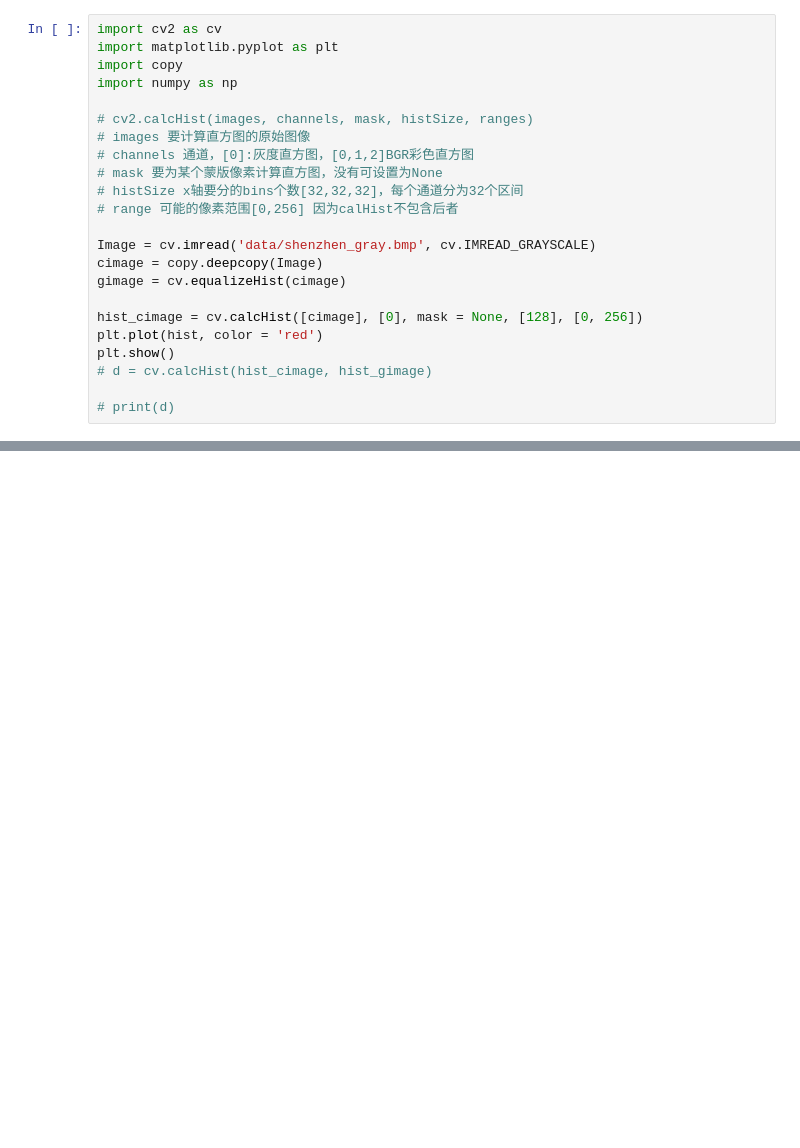
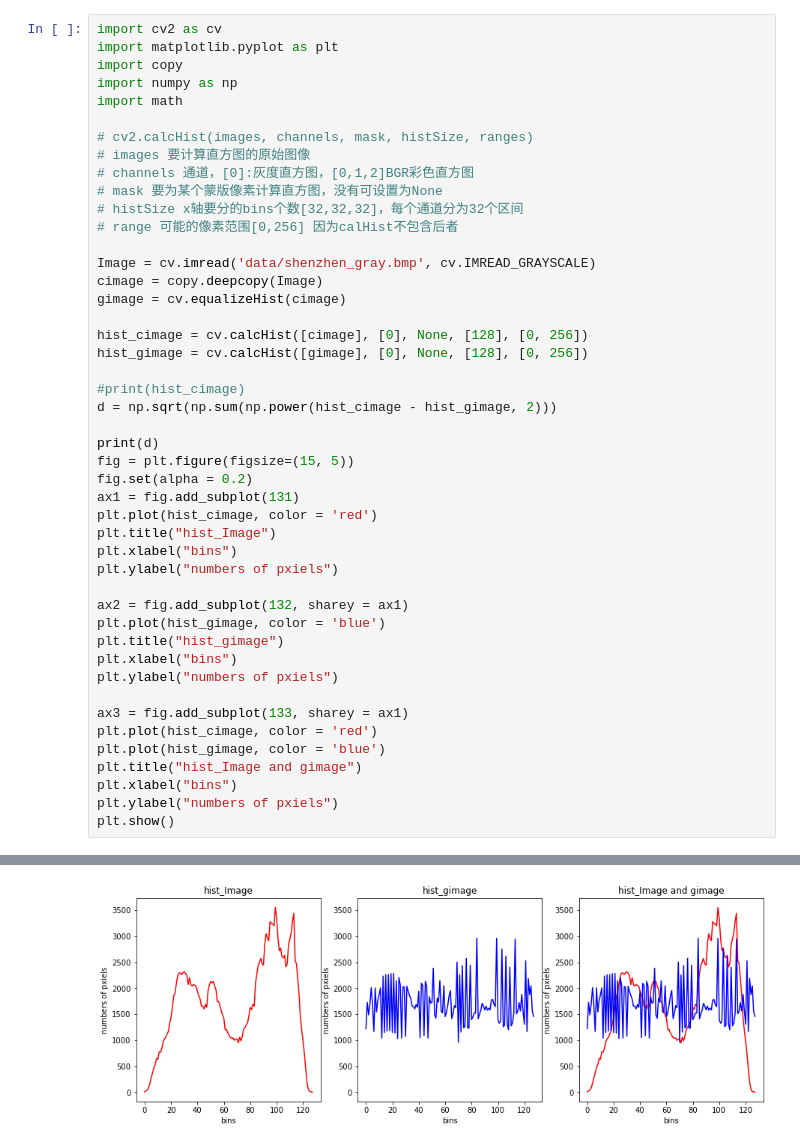
Before and after one commit to aishangcengloua/OpencvData, a Jupyter notebook: Lab1/2.2.ipynb, the cells around one changed output, grey strips where cells are left out. Cells and saved outputs as stored; diff of their text form; blank space fills up the shorter version.

```diff
--- a/Lab1/2.2.ipynb
+++ b/Lab1/2.2.ipynb
@@ -3,6 +3,7 @@ import cv2 as cv
 import matplotlib.pyplot as plt
 import copy
 import numpy as np
+import math
 
 # cv2.calcHist(images, channels, mask, histSize, ranges)
 # images 要计算直方图的原始图像
@@ -15,10 +16,32 @@ Image = cv.imread('data/shenzhen_gray.bmp', cv.IMREAD_GRAYSCALE)
 cimage = copy.deepcopy(Image)
 gimage = cv.equalizeHist(cimage)
 
-hist_cimage = cv.calcHist([cimage], [0], mask = None, [128], [0, 256])
-plt.plot(hist, color = 'red')
+hist_cimage = cv.calcHist([cimage], [0], None, [128], [0, 256])
+hist_gimage = cv.calcHist([gimage], [0], None, [128], [0, 256])
+
+#print(hist_cimage)
+d = np.sqrt(np.sum(np.power(hist_cimage - hist_gimage, 2)))
+
+print(d)
+fig = plt.figure(figsize=(15, 5))
+fig.set(alpha = 0.2)
+ax1 = fig.add_subplot(131)
+plt.plot(hist_cimage, color = 'red')
+plt.title("hist_Image")
+plt.xlabel("bins")
+plt.ylabel("numbers of pxiels")
+
+ax2 = fig.add_subplot(132, sharey = ax1)
+plt.plot(hist_gimage, color = 'blue')
+plt.title("hist_gimage")
+plt.xlabel("bins")
+plt.ylabel("numbers of pxiels")
+
+ax3 = fig.add_subplot(133, sharey = ax1)
+plt.plot(hist_cimage, color = 'red')
+plt.plot(hist_gimage, color = 'blue')
+plt.title("hist_Image and gimage")
+plt.xlabel("bins")
+plt.ylabel("numbers of pxiels")
 plt.show()
-# d = cv.calcHist(hist_cimage, hist_gimage)
-
-# print(d)
 # %% [output]
@@ -25,0 +50 @@ SyntaxError: positional argument follows keyword argument (<ipython-input-20-870
+[figure, added]
```
Also changed, not shown: parts of 1 cell of this notebook, 1 other file.
